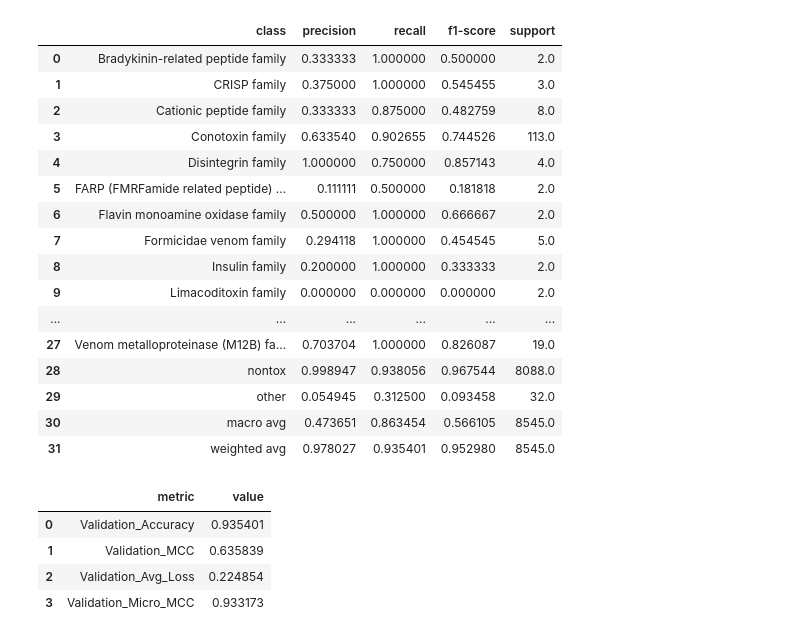
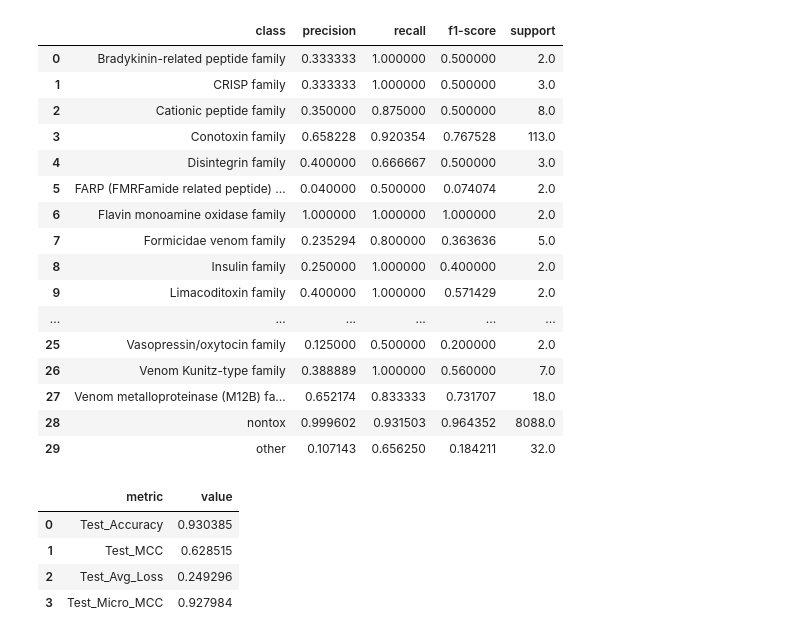
Before and after one commit to Sisistern123/ToxFam, a Jupyter notebook: benchmark/further_plotting.ipynb, the cells around one changed output. Drawn from its saved outputs; the diff is of its cells as text; code cells hidden in the pictures.

```diff
--- a/benchmark/further_plotting.ipynb
+++ b/benchmark/further_plotting.ipynb
@@ -3,24 +3,24 @@ import json
 import pandas as pd
 import matplotlib.pyplot as plt
 # %%
-val_metrics = json.load(open('../model/model_output/validation_metrics.json', 'r'))
+test_metrics = json.load(open('../model/model_output/test_metrics.json', 'r'))
 
 # classification_report
 filtered = {
     cls: stats
-    for cls, stats in val_metrics['classification_report'].items()
+    for cls, stats in test_metrics['classification_report'].items()
     if isinstance(stats, dict)
 }
-val_classes = (
+test_classes = (
     pd.DataFrame.from_dict(filtered, orient='index')
       .reset_index()
       .rename(columns={'index': 'class'})
 )
 
 # numeric_metrics/overall metrics
-val_overall = (
+test_overall = (
     pd.DataFrame.from_dict(
-        val_metrics['numeric_metrics'],
+        test_metrics['numeric_metrics'],
         orient='index',
         columns=['value']
     )
@@ -28,30 +28,31 @@ val_overall = (
     .rename(columns={'index': 'metric'})
 )
 # %%
-val_classes
+test_classes = test_classes[~test_classes["class"].isin(["weighted avg", "macro avg"])]
+test_classes
 # %% [output]
 |  | class | precision | recall | f1-score | support |
 | 0 | Bradykinin-related peptide family | 0.333333 | 1.000000 | 0.500000 | 2.0 |
-| 1 | CRISP family | 0.375000 | 1.000000 | 0.545455 | 3.0 |
-| 2 | Cationic peptide family | 0.333333 | 0.875000 | 0.482759 | 8.0 |
-| 3 | Conotoxin family | 0.633540 | 0.902655 | 0.744526 | 113.0 |
-| 4 | Disintegrin family | 1.000000 | 0.750000 | 0.857143 | 4.0 |
-| 5 | FARP (FMRFamide related peptide) ... | 0.111111 | 0.500000 | 0.181818 | 2.0 |
-| 6 | Flavin monoamine oxidase family | 0.500000 | 1.000000 | 0.666667 | 2.0 |
-| 7 | Formicidae venom family | 0.294118 | 1.000000 | 0.454545 | 5.0 |
-| 8 | Insulin family | 0.200000 | 1.000000 | 0.333333 | 2.0 |
-| 9 | Limacoditoxin family | 0.000000 | 0.000000 | 0.000000 | 2.0 |
+| 1 | CRISP family | 0.333333 | 1.000000 | 0.500000 | 3.0 |
+| 2 | Cationic peptide family | 0.350000 | 0.875000 | 0.500000 | 8.0 |
+| 3 | Conotoxin family | 0.658228 | 0.920354 | 0.767528 | 113.0 |
+| 4 | Disintegrin family | 0.400000 | 0.666667 | 0.500000 | 3.0 |
+| 5 | FARP (FMRFamide related peptide) ... | 0.040000 | 0.500000 | 0.074074 | 2.0 |
+| 6 | Flavin monoamine oxidase family | 1.000000 | 1.000000 | 1.000000 | 2.0 |
+| 7 | Formicidae venom family | 0.235294 | 0.800000 | 0.363636 | 5.0 |
+| 8 | Insulin family | 0.250000 | 1.000000 | 0.400000 | 2.0 |
+| 9 | Limacoditoxin family | 0.400000 | 1.000000 | 0.571429 | 2.0 |
 | ... | ... | ... | ... | ... | ... |
-| 27 | Venom metalloproteinase (M12B) fa... | 0.703704 | 1.000000 | 0.826087 | 19.0 |
-| 28 | nontox | 0.998947 | 0.938056 | 0.967544 | 8088.0 |
-| 29 | other | 0.054945 | 0.312500 | 0.093458 | 32.0 |
-| 30 | macro avg | 0.473651 | 0.863454 | 0.566105 | 8545.0 |
-| 31 | weighted avg | 0.978027 | 0.935401 | 0.952980 | 8545.0 |
+| 25 | Vasopressin/oxytocin family | 0.125000 | 0.500000 | 0.200000 | 2.0 |
+| 26 | Venom Kunitz-type family | 0.388889 | 1.000000 | 0.560000 | 7.0 |
+| 27 | Venom metalloproteinase (M12B) fa... | 0.652174 | 0.833333 | 0.731707 | 18.0 |
+| 28 | nontox | 0.999602 | 0.931503 | 0.964352 | 8088.0 |
+| 29 | other | 0.107143 | 0.656250 | 0.184211 | 32.0 |
 # %%
-val_overall
+test_overall
 # %% [output]
 |  | metric | value |
-| 0 | Validation_Accuracy | 0.935401 |
-| 1 | Validation_MCC | 0.635839 |
-| 2 | Validation_Avg_Loss | 0.224854 |
-| 3 | Validation_Micro_MCC | 0.933173 |
+| 0 | Test_Accuracy | 0.930385 |
+| 1 | Test_MCC | 0.628515 |
+| 2 | Test_Avg_Loss | 0.249296 |
+| 3 | Test_Micro_MCC | 0.927984 |
```
Also changed, not shown: parts of 3 cells of this notebook, 21 other files.
